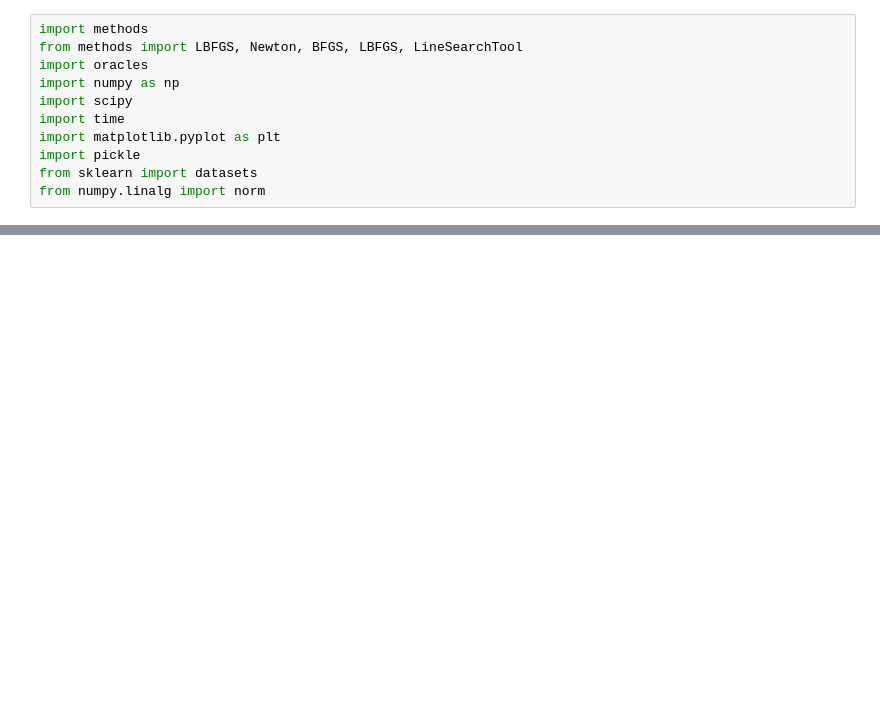
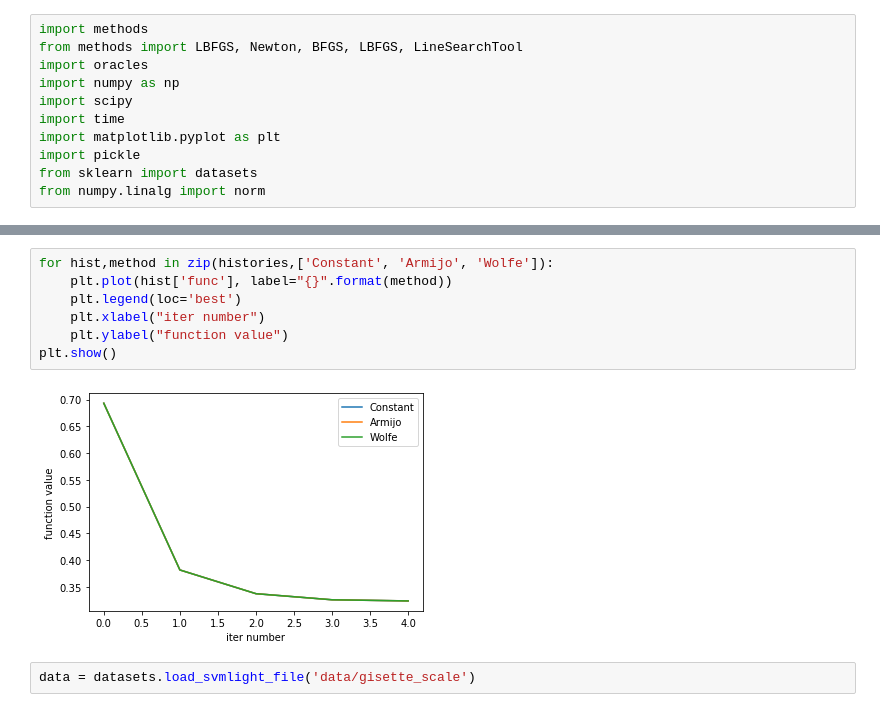
Before and after one commit to rogachevai/MADESpring2020_MOML, a Jupyter notebook: Practice/homework_6/HW6.ipynb, the cells around one changed output, grey strips where cells are left out. Cells and saved outputs as stored; diff of their text form; blank space fills up the shorter version.

```diff
--- a/Practice/homework_6/HW6.ipynb
+++ b/Practice/homework_6/HW6.ipynb
@@ -106,0 +151,11 @@ Starting gradient descent
+# %%
+for hist,method in zip(histories,['Constant', 'Armijo', 'Wolfe']):
+    plt.plot(hist['func'], label="{}".format(method))
+    plt.legend(loc='best')
+    plt.xlabel("iter number")
+    plt.ylabel("function value")
+plt.show()
+# %% [output]
+[figure, added]
+# %%
+data = datasets.load_svmlight_file('data/gisette_scale')
```
Also changed, not shown: parts of 12 cells of this notebook, 3 other files.
